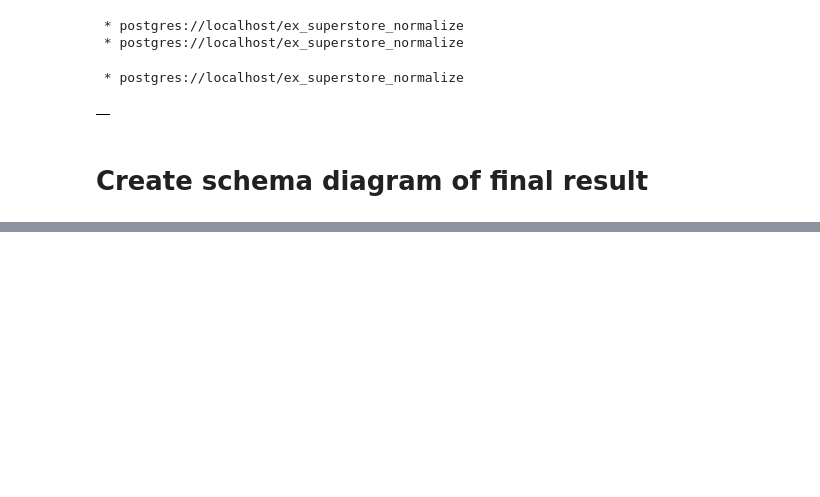
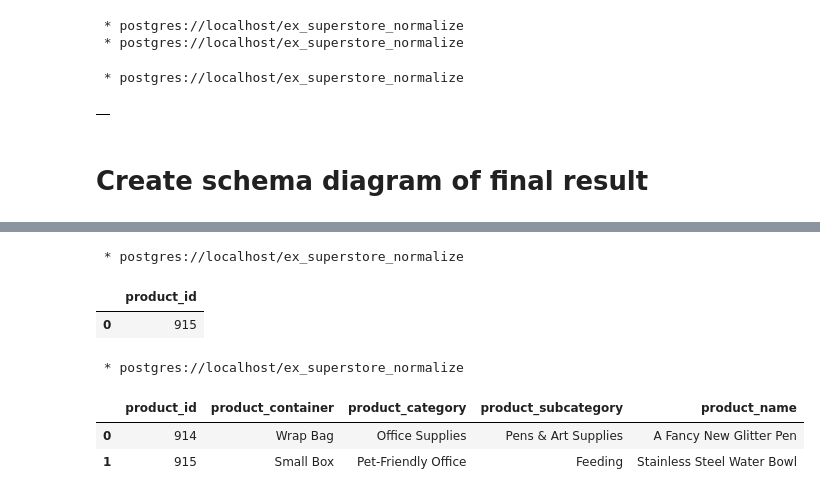
Before and after one commit to j-carson/SQL_practice, a Jupyter notebook: 07_normalize_superstore/My_Answer.ipynb, the cells around one changed output, grey strips where cells are left out. Saved outputs shown, nothing was run; the diff lists cells and outputs as text; code cells hidden in the pictures; blank space fills up the shorter version.

```diff
--- a/07_normalize_superstore/My_Answer.ipynb
+++ b/07_normalize_superstore/My_Answer.ipynb
@@ -730,0 +977,27 @@ graph.write_svg('images/database_schema_diagram.svg', f='svg:cairo', prog='dot')
+# %%
+%%sql
+INSERT INTO products (product_container, product_category, product_subcategory, product_name )
+VALUES ( 'Small Box'::product_container_t,
+       'Pet-Friendly Office'::product_category_t,
+       'Feeding'::product_subcategory_t,
+       'Stainless Steel Water Bowl'
+       )
+RETURNING product_id
+;
+# %% [output]
+ * postgres://localhost/ex_superstore_normalize
+|  | product_id |
+| 0 | 915 |
+# %%
+%%sql
+SELECT
+    *
+FROM
+    products
+WHERE
+    product_id IN (914, 915)
+# %% [output]
+ * postgres://localhost/ex_superstore_normalize
+|  | product_id | product_container | product_category | product_subcategory | product_name |
+| 0 | 914 | Wrap Bag | Office Supplies | Pens & Art Supplies | A Fancy New Glitter Pen |
+| 1 | 915 | Small Box | Pet-Friendly Office | Feeding | Stainless Steel Water Bowl |
```
Also changed, not shown: parts of 54 cells of this notebook.
